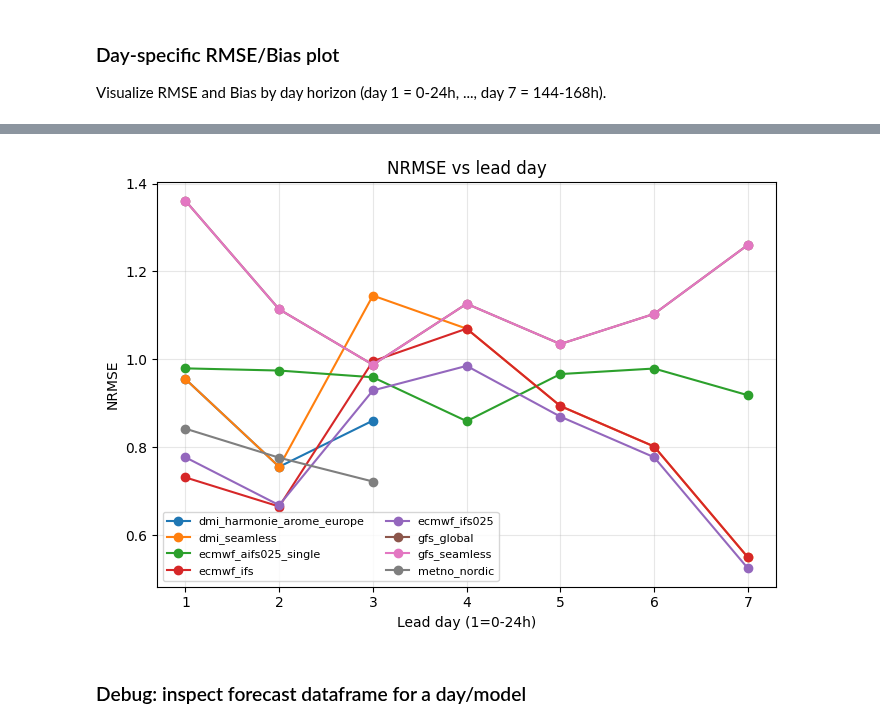
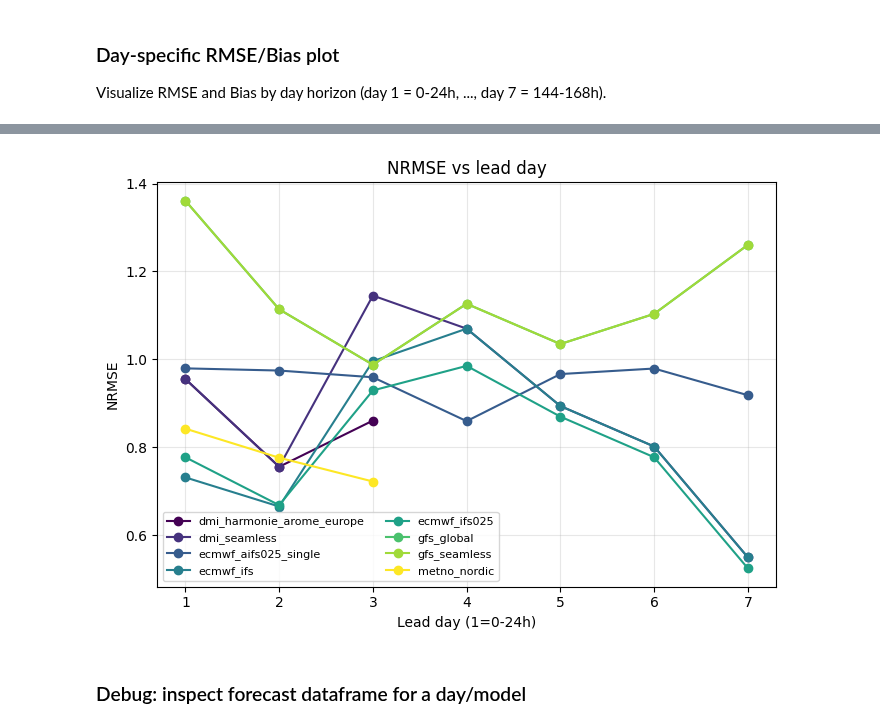
Before and after one commit to Louis2308/Solar-poster, a Jupyter notebook: Forcast_Comparison.ipynb, the cells around one changed output, grey strips where cells are left out. Saved outputs shown, nothing was run; the diff lists cells and outputs as text; code cells hidden in the pictures.

```diff
--- a/Forcast_Comparison.ipynb
+++ b/Forcast_Comparison.ipynb
@@ -641,7 +641,6 @@ RMSE/Bias/NRMSE by specific lead day (across all files; day 1 = 0-24h, day 7 = 1
 ### Day-specific RMSE/Bias plot
 Visualize RMSE and Bias by day horizon (day 1 = 0-24h, ..., day 7 = 144-168h).
 # %%
-
 import numpy as np
 import pandas as pd
 
@@ -672,16 +671,26 @@ if not rows:
 
 results = pd.concat(rows, ignore_index=True)
 
+# color map setup
+cmap = plt.get_cmap('viridis')
+models = sorted(results['model'].unique())
+if len(models) > 1:
+    cmap_vals = cmap(np.linspace(0.0, 1.0, len(models)))
+else:
+    cmap_vals = [cmap(0.5)]
+color_map = {m: c for m, c in zip(models, cmap_vals)}
+
 fig, axes = plt.subplots(1, 2, figsize=(14, 5), sharex=True)
 for model, grp in results.groupby('model'):
-    axes[0].plot(grp['day'], grp['rmse'], label=model)
-    axes[1].plot(grp['day'], grp['bias'], label=model)
+    axes[0].plot(grp['day'], grp['rmse'], label=model, color=color_map[model], marker='o', linewidth=1.5)
+    axes[1].plot(grp['day'], grp['bias'], label=model, color=color_map[model], marker='s', linewidth=1.5)
 axes[0].set_xlabel('Lead day (1=0-24h)')
 axes[1].set_xlabel('Lead day (1=0-24h)')
 axes[0].set_ylabel('RMSE')
 axes[1].set_ylabel('Bias')
 for ax in axes:
     ax.axhline(0, color='k', linewidth=0.5)
+    ax.grid(alpha=0.3)
 axes[0].set_title('RMSE vs lead day')
 axes[1].set_title('Bias vs lead day')
 axes[0].legend(fontsize=8, ncol=2)
@@ -692,24 +701,33 @@ plt.show()
 # %%
 
 import numpy as np
 
 if 'results' not in locals() or results.empty:
     raise ValueError('Run the lead-day RMSE/Bias cell first to build results')
 if 'nrmse' not in results.columns:
     raise ValueError('results is missing nrmse; rerun the RMSE/Bias cell')
 
+# colormap setup
+cmap = plt.get_cmap('viridis')
+models = sorted(results['model'].unique())
+if len(models) > 1:
+    cmap_vals = cmap(np.linspace(0.0, 1.0, len(models)))
+else:
+    cmap_vals = [cmap(0.5)]
+color_map = {m: c for m, c in zip(models, cmap_vals)}
+
 fig, ax = plt.subplots(figsize=(7, 5))
 for model, grp in results.groupby('model'):
-    ax.plot(grp['day'], grp['nrmse'], marker='o', label=model)
+    ax.plot(grp['day'], grp['nrmse'], marker='o', label=model, color=color_map[model])
 ax.set_xlabel('Lead day (1=0-24h)')
 ax.set_ylabel('NRMSE')
 ax.set_title('NRMSE vs lead day')
 ax.legend(fontsize=8, ncol=2)
 ax.grid(True, alpha=0.3)
 plt.tight_layout()
 plt.show()
 # %% [output]
-[figure, old version]
+[figure, new version]
 # %% [markdown]
 
 ### Debug: inspect forecast dataframe for a day/model
```
Also changed, not shown: parts of 3 cells of this notebook.
